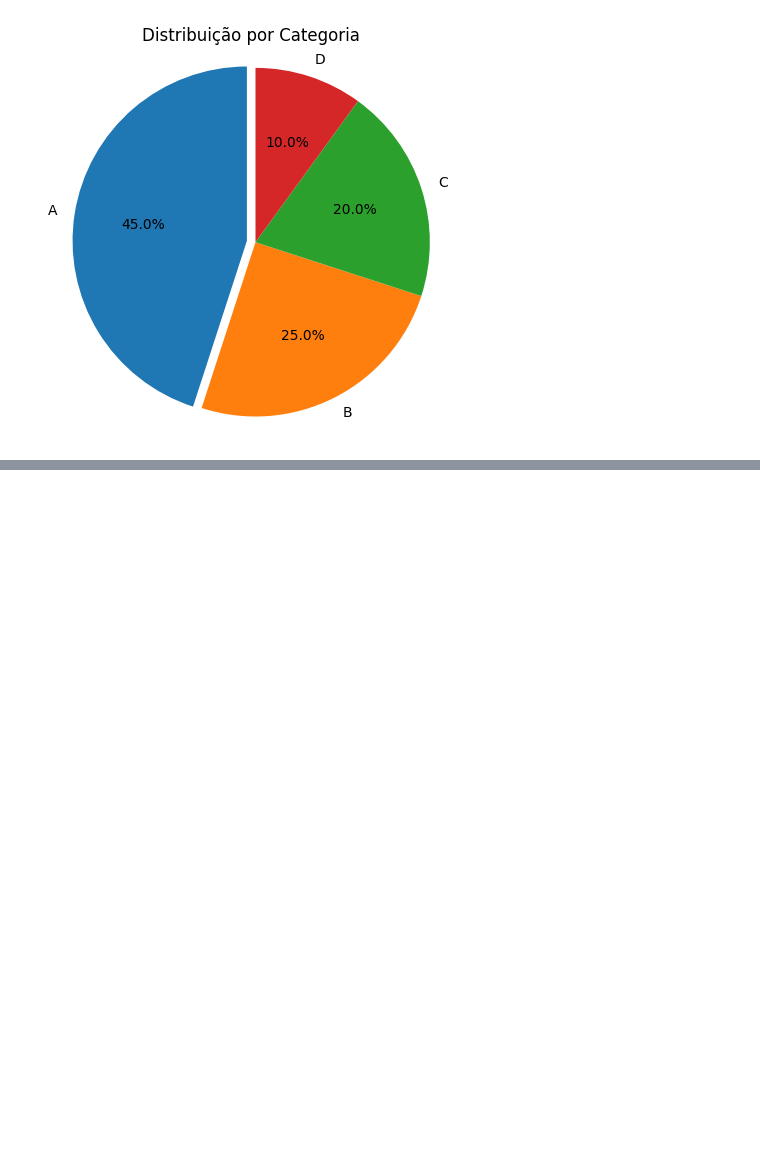
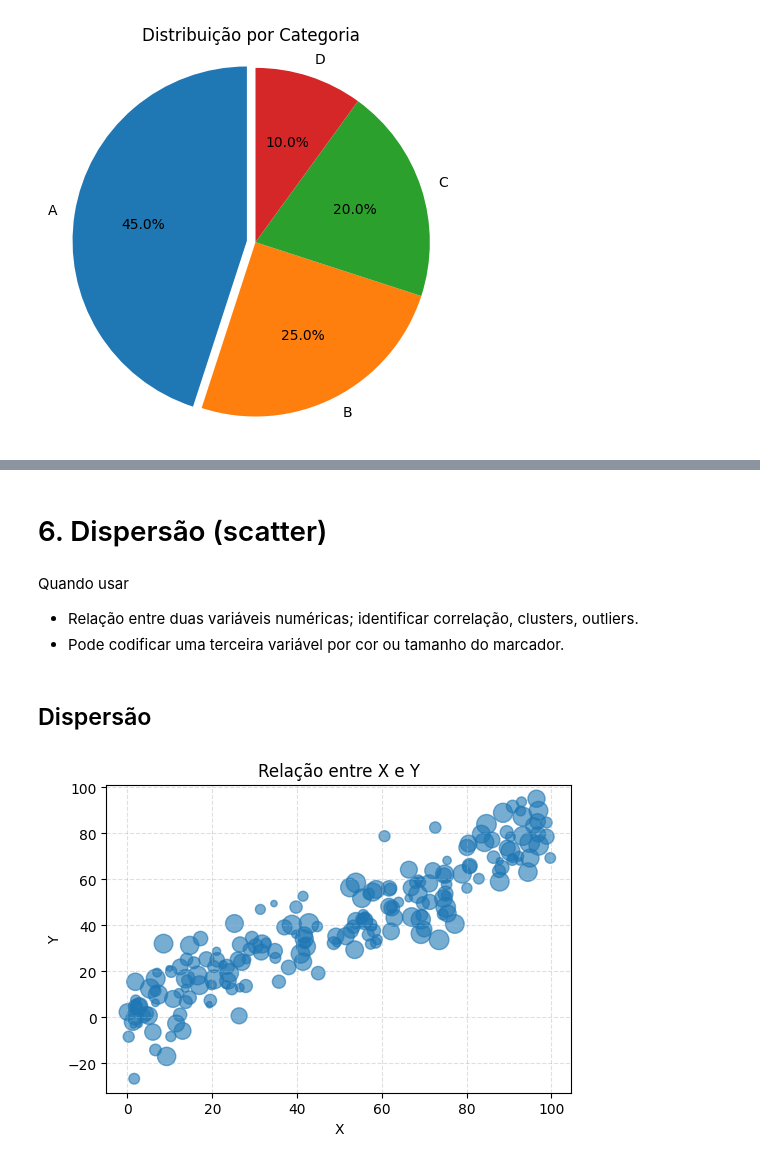
Before and after one commit to miguelaugusto-bot/PythonUninove, a Jupyter notebook: Aulas/Aula05IA.ipynb, the cells around one changed output, grey strips where cells are left out. Cells and saved outputs as stored; diff of their text form; code cells hidden in the pictures; blank space fills up the shorter version.

```diff
--- a/Aulas/Aula05IA.ipynb
+++ b/Aulas/Aula05IA.ipynb
@@ -231,0 +257,27 @@ plt.show()
+# %% [markdown]
+# 6. Dispersão (scatter)
+# %% [markdown]
+Quando usar
+
+- Relação entre duas variáveis numéricas; identificar correlação, clusters, outliers.
+- Pode codificar uma terceira variável por cor ou tamanho do marcador.
+# %% [markdown]
+## Dispersão
+# %%
+def dispersao():
+    np.random.seed(1)
+    x = np.random.uniform(0, 100, 200)
+    y = 0.8 * x + np.random.normal(0, 10, 200)
+    tamanho = np.random.randint(20, 200, 200)
+
+    fig, ax = plt.subplots(figsize=(6, 4))
+    sc = ax.scatter(x, y, s=tamanho, alpha=0.6)
+    ax.set_title('Relação entre X e Y')
+    ax.set_xlabel('X')
+    ax.set_ylabel('Y')
+    ax.grid(True, linestyle='--', alpha=0.4)
+    plt.show()
+
+dispersao()
+# %% [output]
+[figure, added]
```
Also changed, not shown: parts of 37 cells of this notebook, 1 other file.
